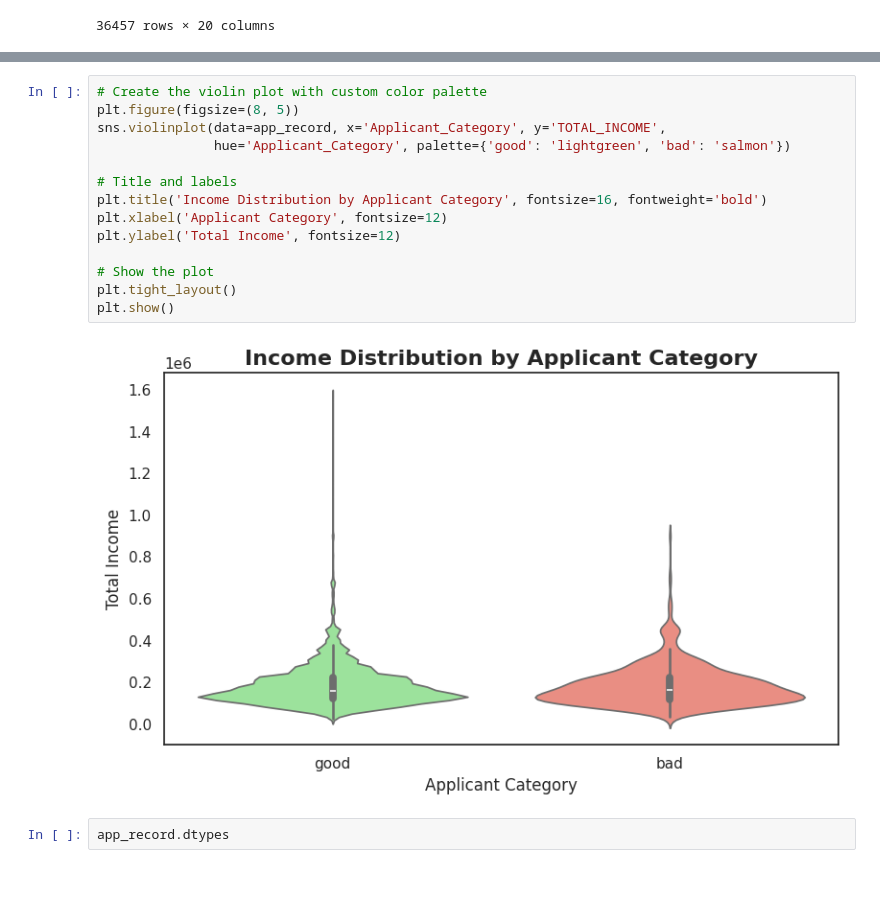
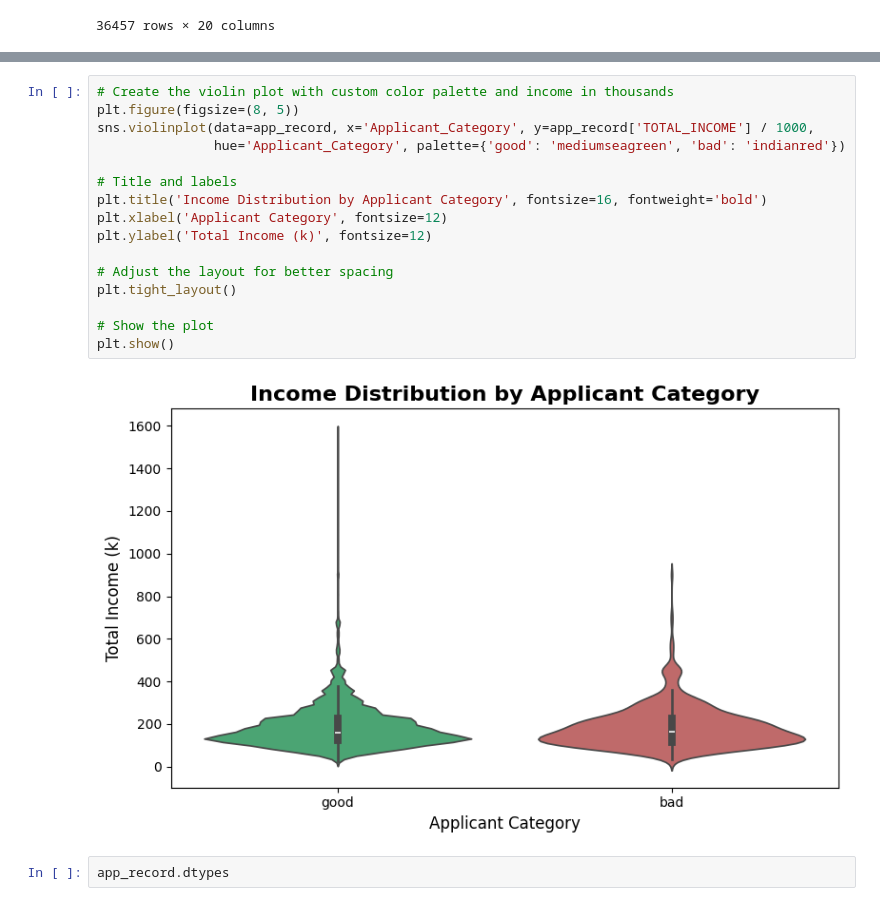
Before and after one commit to fazmila/Project, a Jupyter notebook: Project.ipynb, the cells around one changed output, grey strips where cells are left out. Saved outputs shown, nothing was run; the diff lists cells and outputs as text; blank space fills up the shorter version.

```diff
--- a/Project.ipynb
+++ b/Project.ipynb
@@ -759,19 +735,21 @@ plt.show()
 # %%
-# Create the violin plot with custom color palette
+# Create the violin plot with custom color palette and income in thousands
 plt.figure(figsize=(8, 5))
-sns.violinplot(data=app_record, x='Applicant_Category', y='TOTAL_INCOME',
-               hue='Applicant_Category', palette={'good': 'lightgreen', 'bad': 'salmon'})
+sns.violinplot(data=app_record, x='Applicant_Category', y=app_record['TOTAL_INCOME'] / 1000,
+               hue='Applicant_Category', palette={'good': 'mediumseagreen', 'bad': 'indianred'})
 
 # Title and labels
 plt.title('Income Distribution by Applicant Category', fontsize=16, fontweight='bold')
 plt.xlabel('Applicant Category', fontsize=12)
-plt.ylabel('Total Income', fontsize=12)
+plt.ylabel('Total Income (k)', fontsize=12)
+
+# Adjust the layout for better spacing
+plt.tight_layout()
 
 # Show the plot
-plt.tight_layout()
 plt.show()
 # %% [output]
-[figure, old version]
+[figure, new version]
 # %%
 app_record.dtypes
 # %% [output]
```
Also changed, not shown: parts of 29 cells of this notebook.
